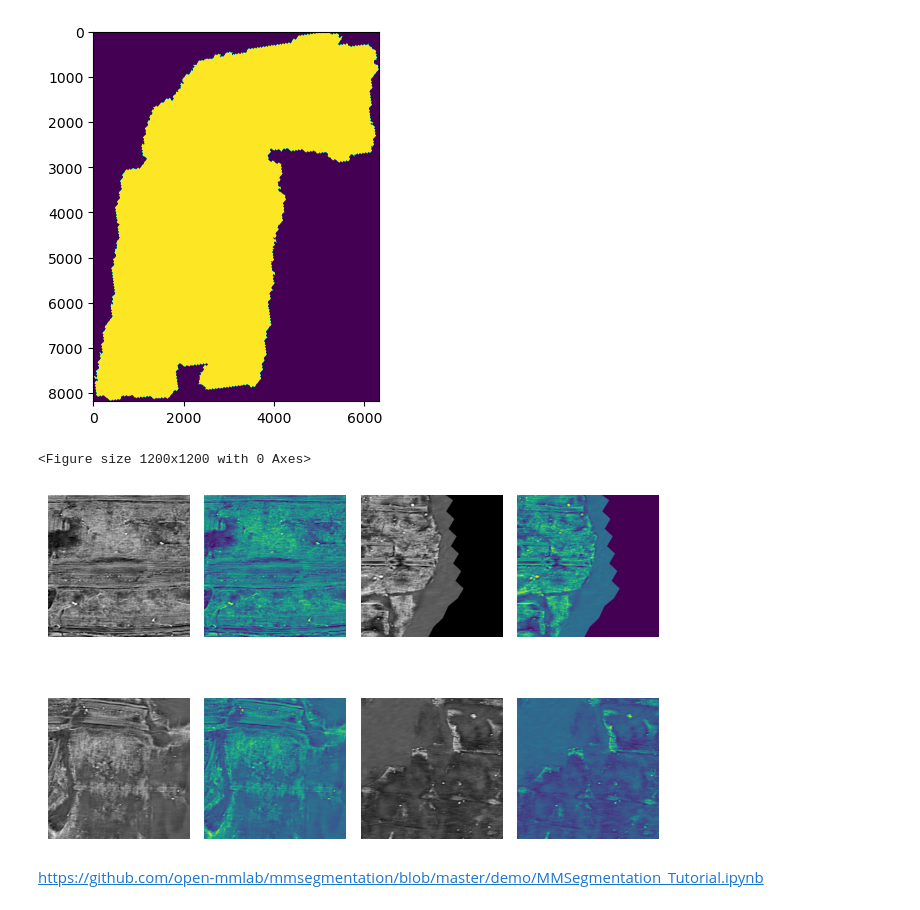
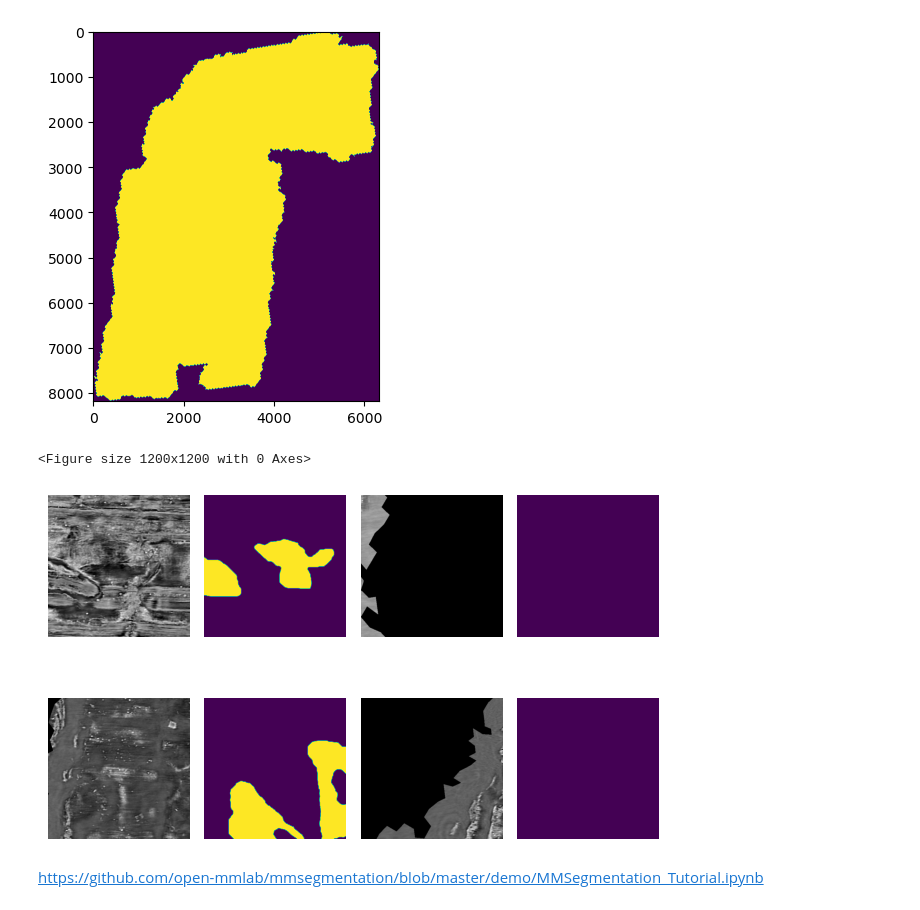
Before and after one commit to jarnel96/Vesuvius-Ink-Detection, a Jupyter notebook: vesuvius-ink-detection-challenge.ipynb, the cells around one changed output. Drawn from its saved outputs; the diff is of its cells as text; code cells hidden in the pictures.

Commit message:
added code to run training and validation

```diff
--- a/vesuvius-ink-detection-challenge.ipynb
+++ b/vesuvius-ink-detection-challenge.ipynb
@@ -132,6 +136,7 @@ class VesuviusDATASET(data.Dataset):
         self.size = size
         self.image_indices = []
         self.labels = []
+        self.metainfo = {'classes':['ink', 'no_ink']}
 
         for fragment_id in fragment_ids:
             for scan_no in range(len(fragment_scans[fragment_id])):
@@ -144,15 +149,28 @@ class VesuviusDATASET(data.Dataset):
         image = fragment_scans[fragment_id][scan_no]
         image = image[self.size*i:self.size*(i+1), self.size*j:self.size*(j+1)]
         image = image.reshape(1, self.size, self.size)
+        image = torch.tensor(image)
 
         label = fragment_labels[fragment_id]
         label = label[self.size*i:self.size*(i+1), self.size*j:self.size*(j+1)]
-        label = image.reshape(1, self.size, self.size)
+        label = label.reshape(1, self.size, self.size)
 
-        return image, label
+        img_meta = dict(img_shape = (512, 512), pad_shape = (1, 512, 512), ori_shape = (512, 512))
+        segmentations = PixelData(metainfo=img_meta)
+        segmentations.data = torch.tensor(label)
+        data_sample = SegDataSample(metainfo=img_meta)
+        data_sample.gt_sem_seg = segmentations
+
+        return image, data_sample
 
     def __len__(self):
         return len(self.image_indices)
+# %%
+def collate(data):
+    images = torch.stack([sample[0] for sample in data])
+    data_samples = [sample[1] for sample in data]
+    data = {'inputs':images, 'data_samples':data_samples}
+    return data
 # %%
 from tqdm import tqdm
 import glob
@@ -186,29 +204,31 @@ valid_indices = indices[int(len(indices)*.8):]
 train_dataset = VesuviusDATASET(fragment_ids, train_indices, z_start, z_dim)
 valid_dataset = VesuviusDATASET(fragment_ids, valid_indices, z_start, z_dim)
 
-train_dataloader = data.DataLoader(train_dataset, batch_size=64, shuffle=True)
-valid_dataloader = data.DataLoader(valid_dataset, batch_size=64, shuffle=True)
+train_dataloader = data.DataLoader(train_dataset, batch_size=64, shuffle=True, collate_fn=collate)
+valid_dataloader = data.DataLoader(valid_dataset, batch_size=64, shuffle=True, collate_fn=collate)
 # %%
-images, labels = next(iter(train_dataloader))
+data_samples = next(iter(train_dataloader))
+images = data_samples['inputs'][:4]
+labels = torch.stack([data_samples['data_samples'][i].gt_sem_seg.data for i in range(4)])
 images, labels = images[:4].view(4, 512, 512), labels[:4].view(4, 512, 512)
 
 plt.figure(figsize=(12, 12))
 
 fig, ax = plt.subplots(2, 4)
 for i, (image, label) in enumerate(zip(images, labels)):
     if i < 2:
         ax[0][2*i].imshow(image, cmap='gray')
         ax[0][2*i+1].imshow(label)
         ax[0][2*i].axis('off'), ax[0][2*i+1].axis('off')
     else:
         i -= 2
         ax[1][2*i].imshow(image, cmap='gray')
         ax[1][2*i+1].imshow(label)
         ax[1][2*i].axis('off'), ax[1][2*i+1].axis('off')
 plt.tight_layout()
 # %% [output]
 <Figure size 1200x1200 with 0 Axes>
-[figure, old version]
+[figure, new version]
 # %% [markdown]
 https://github.com/open-mmlab/mmsegmentation/blob/master/demo/MMSegmentation_Tutorial.ipynb
 # %% [markdown]
```
Also changed, not shown: parts of 22 cells of this notebook.
